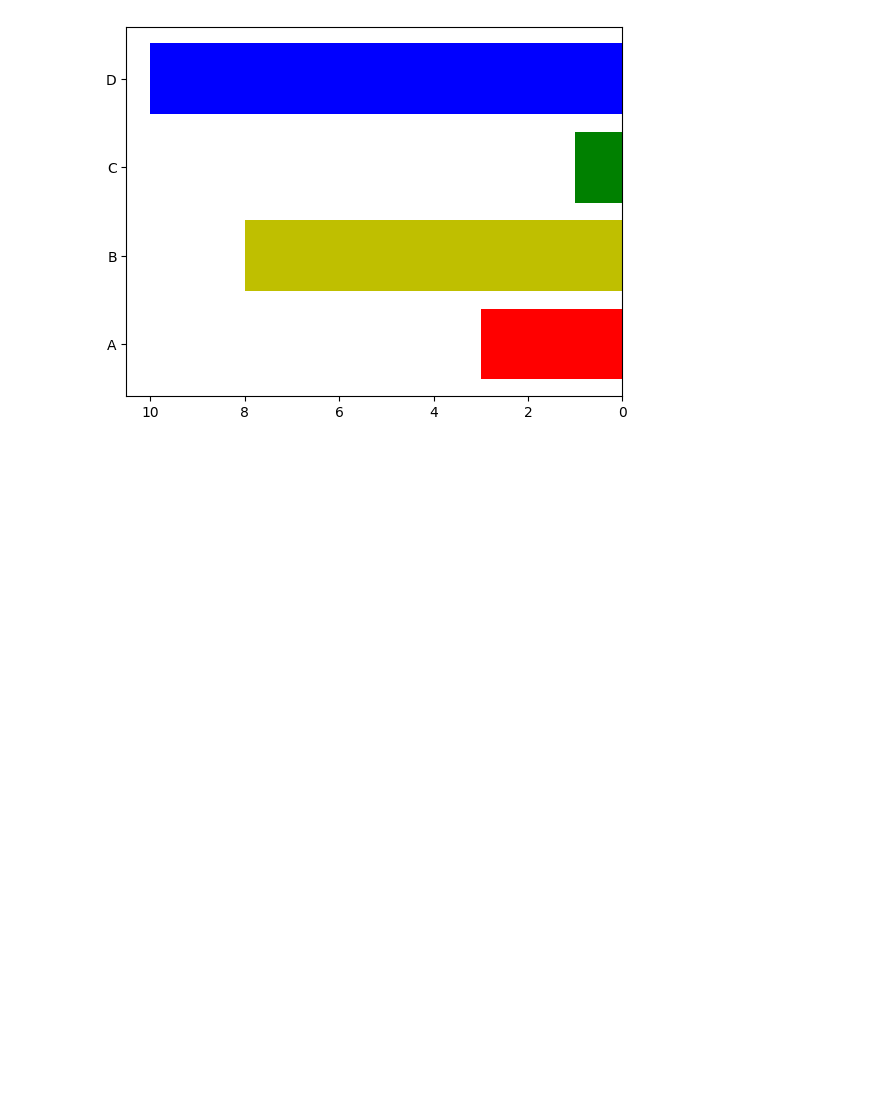
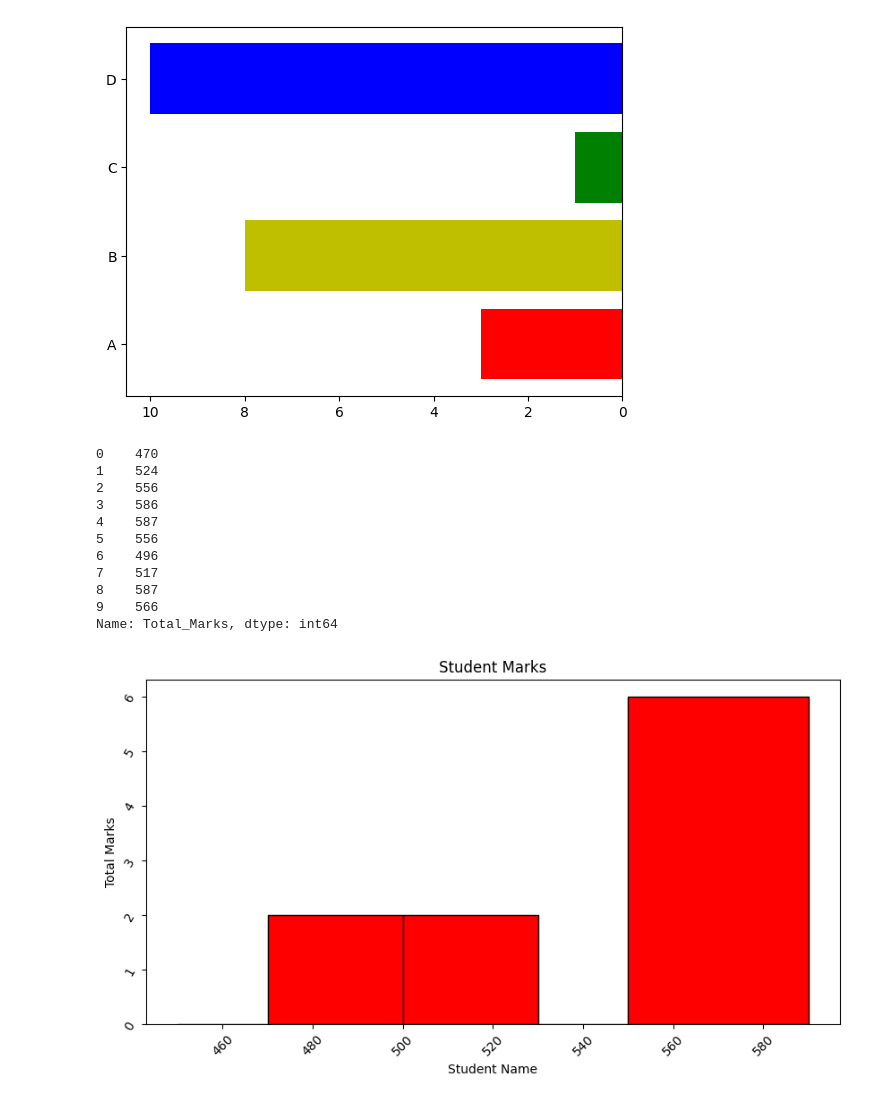
Before and after one commit to AbilashSP10/Python_Learning, a Jupyter notebook: MathPlotLib/Mathplotlib.ipynb, the cells around one changed output. Saved outputs shown, nothing was run; the diff lists cells and outputs as text; code cells hidden in the pictures; blank space fills up the shorter version.

Commit message:
Matplotlib learning finished

```diff
--- a/MathPlotLib/Mathplotlib.ipynb
+++ b/MathPlotLib/Mathplotlib.ipynb
@@ -426,3 +426,40 @@ plt.gca().invert_xaxis() # Invert the x-axis for right-to-left direction
 plt.show()
 # %% [output]
 [figure]
+# %%
+import pandas as pd
+
+df=pd.read_csv("D:\learning\Git_Main\python_learning\Pandas\student_marks.csv")
+
+
+df['Total_Marks'] = df['Maths'] + df['Physics'] + df['Chemistry'] + df['English'] + df['Biology'] + df['Economics'] + df['History'] + df['Civics']
+df.rename(columns={'Unnamed: 0': 'Student_Name'}, inplace=True)
+
+print(df['Total_Marks'])
+
+plt.figure(figsize=(10,5))
+
+plt.hist(df['Total_Marks'], bins=[450,470,500,530,550,590], color='r', edgecolor='black')
+
+plt.xlabel("Student Name")
+
+plt.ylabel("Total Marks")
+
+plt.title("Student Marks")
+
+plt.xticks(rotation=45)
+plt.yticks(rotation=60)
+plt.show()
+# %% [output]
+0    470
+1    524
+2    556
+3    586
+4    587
+5    556
+6    496
+7    517
+8    587
+9    566
+Name: Total_Marks, dtype: int64
+[figure, added]
```
Also changed, not shown: parts of 9 cells of this notebook.
